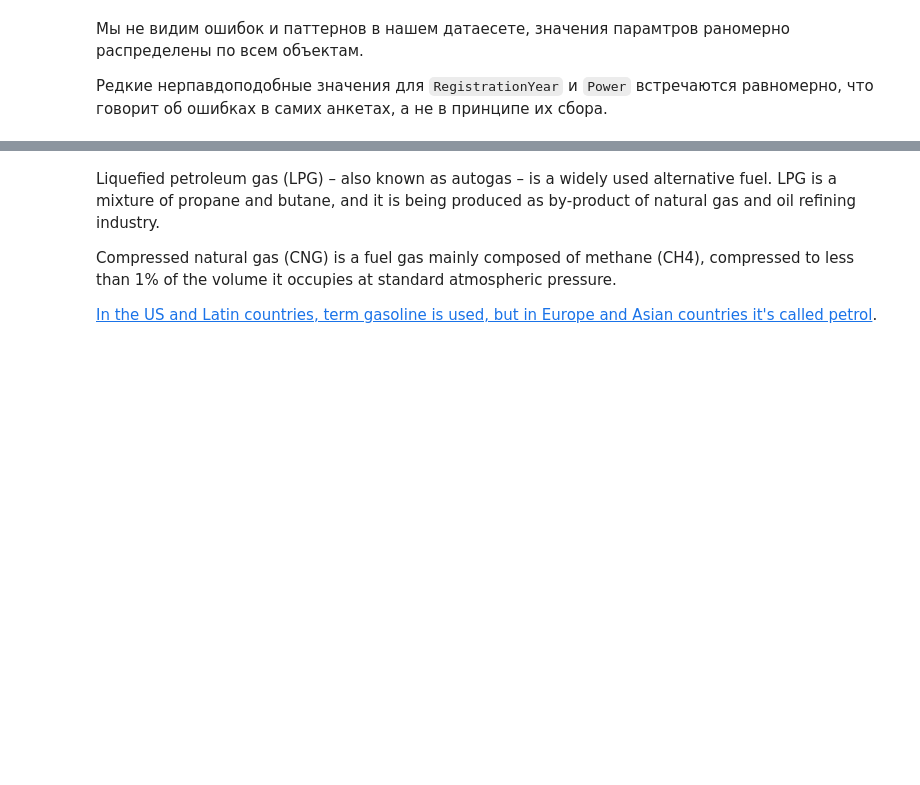
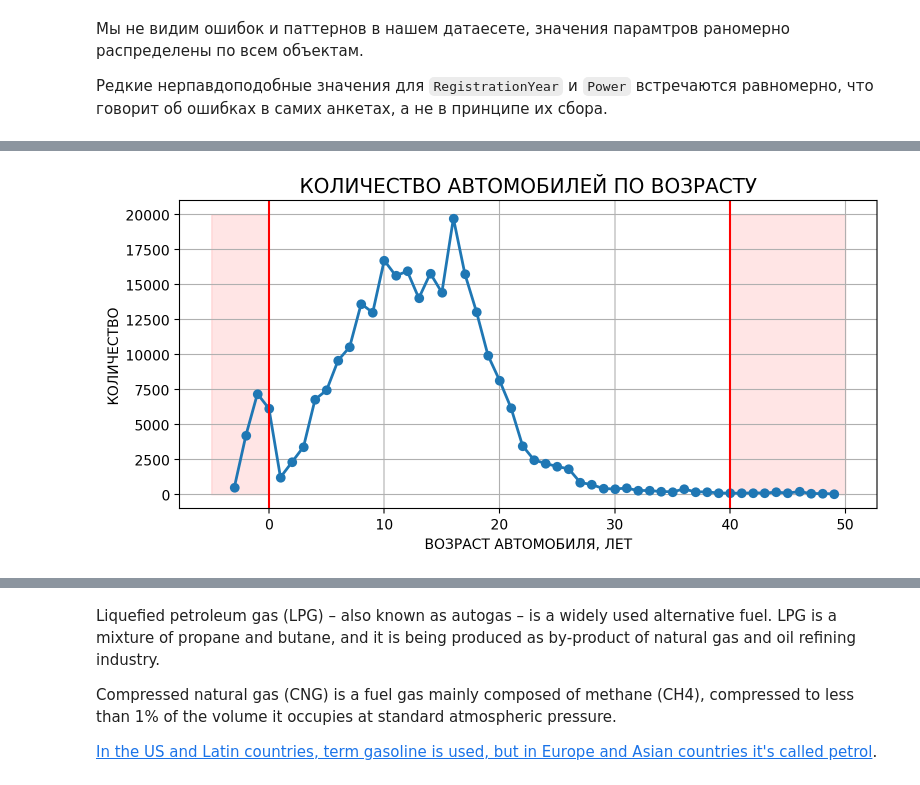
Before and after one commit to dimdasci/yp13-gradient-boosting, a Jupyter notebook: notebooks/yp13-gradient-boosting.ipynb, the cells around one changed output, grey strips where cells are left out. Saved outputs shown, nothing was run; the diff lists cells and outputs as text; code cells hidden in the pictures; blank space fills up the shorter version.

```diff
--- a/notebooks/yp13-gradient-boosting.ipynb
+++ b/notebooks/yp13-gradient-boosting.ipynb
@@ -460,0 +583,5 @@ plt.show()
+# %%
+df['CarAge'] = round(
+    (df.DateCreated.dt.year * 12 + df.DateCreated.dt.month -
+     df.RegistrationYear * 12 - df.RegistrationMonth) / 12).astype('int')
+df[['RegistrationYear', 'RegistrationMonth', 'DateCreated', 'CarAge']].head()
@@ -460,0 +595,17 @@ plt.show()
+# %%
+df.loc[(df.CarAge > -5) & (df.CarAge < 50),
+       ['CarAge', 'Price']].groupby(['CarAge']).count().plot(lw=2,
+                                                             marker='o',
+                                                             figsize=(9, 4),
+                                                             grid=True,
+                                                             legend=None)
+plt.axvline(0, c='r')
+plt.axvline(40, c='r')
+plt.fill_between([-5, 0], 20000, color='r', alpha=.1)
+plt.fill_between([40, 50], 20000, color='r', alpha=.1)
+plt.title('Количество автомобилей по возрасту'.upper(), fontsize='x-large')
+plt.ylabel('Количество'.upper())
+plt.xlabel('Возраст автомобиля, лет'.upper())
+plt.show()
+# %% [output]
+[figure, added]
```
Also changed, not shown: parts of 41 cells of this notebook.
